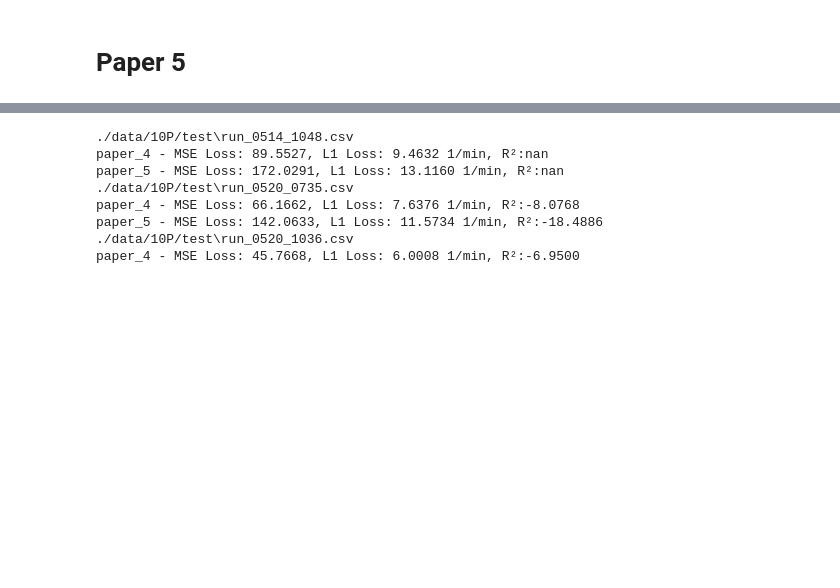
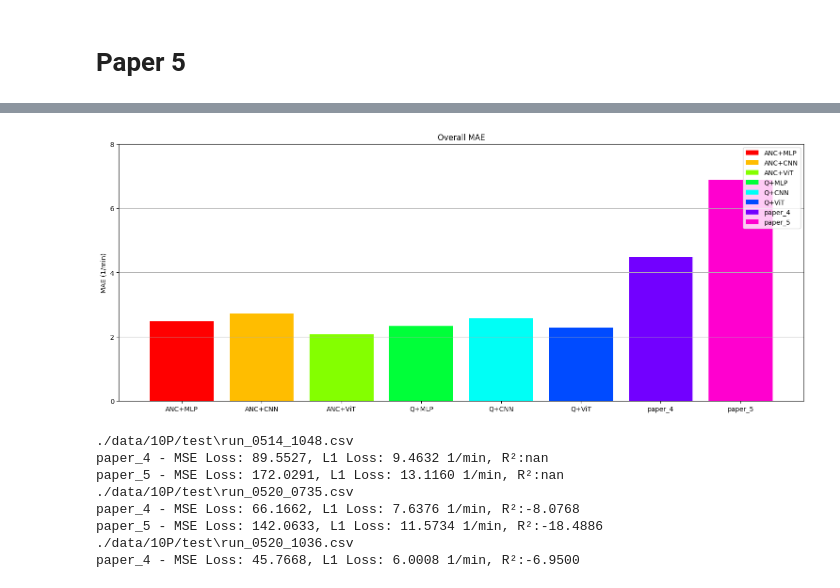
Before and after one commit to Yang-Yun-Yeh/RR-HR, a Jupyter notebook: paper.ipynb, the cells around one changed output, grey strips where cells are left out. Cells and saved outputs as stored; diff of their text form; code cells hidden in the pictures; blank space fills up the shorter version.

```diff
--- a/paper.ipynb
+++ b/paper.ipynb
@@ -589,3 +575,8 @@ draw_overall_results(mae_test=[2.662, 2.667, 2.428, 3.024, 2.781, 2.137, 4.4778,
+# %%
+draw_overall_results(mae_test=[2.485, 2.727, 2.085, 2.336, 2.589, 2.290, 4.4778, 6.888],
+                     models_name=['ANC+MLP', 'ANC+CNN', 'ANC+ViT', 'Q+MLP', 'Q+CNN', 'Q+ViT', 'paper_4', 'paper_5'])
+# %% [output]
+[figure, added]
 # %%
 # parameters
 window_size=256
```
Also changed, not shown: parts of 2 cells of this notebook, 23 other files.
